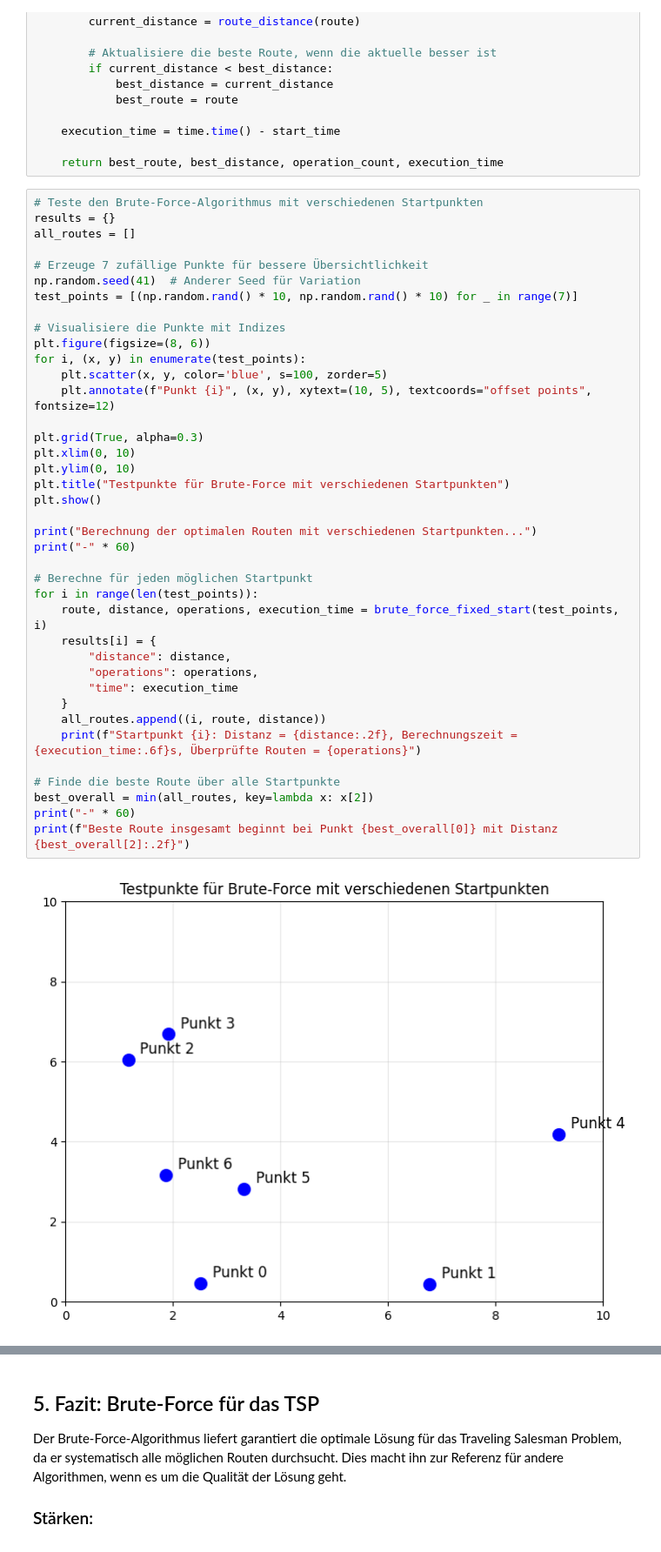
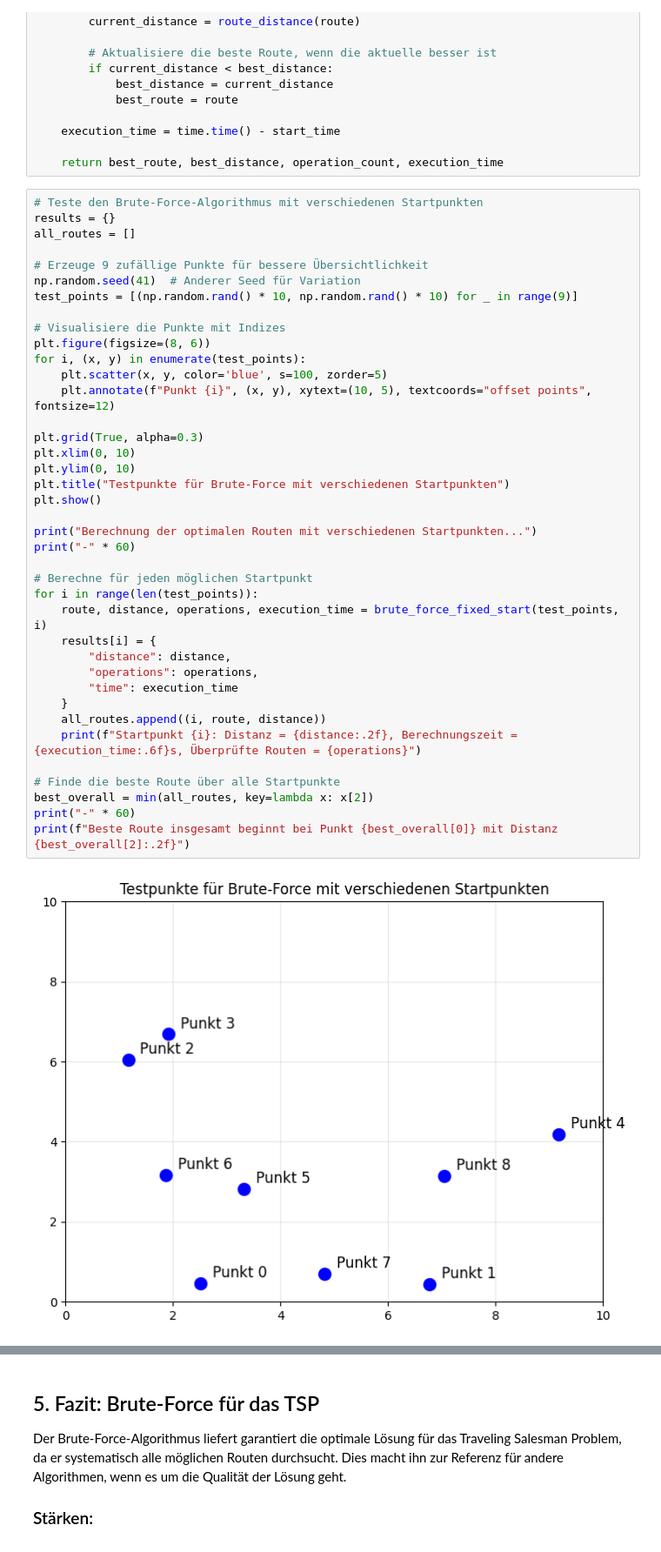
Before and after one commit to Nr44suessauer/SalesMan, a Jupyter notebook: BruteForce_TSP.ipynb, the cells around one changed output, grey strips where cells are left out. Shown at 87% size. Drawn from its saved outputs; the diff is of its cells as text.

```diff
--- a/BruteForce_TSP.ipynb
+++ b/BruteForce_TSP.ipynb
@@ -246,41 +246,41 @@ def brute_force_fixed_start(points, start_index=0):
 results = {}
 all_routes = []
 
-# Erzeuge 7 zufällige Punkte für bessere Übersichtlichkeit
+# Erzeuge 9 zufällige Punkte für bessere Übersichtlichkeit
 np.random.seed(41)  # Anderer Seed für Variation
-test_points = [(np.random.rand() * 10, np.random.rand() * 10) for _ in range(7)]
+test_points = [(np.random.rand() * 10, np.random.rand() * 10) for _ in range(9)]
 
 # Visualisiere die Punkte mit Indizes
 plt.figure(figsize=(8, 6))
 for i, (x, y) in enumerate(test_points):
     plt.scatter(x, y, color='blue', s=100, zorder=5)
     plt.annotate(f"Punkt {i}", (x, y), xytext=(10, 5), textcoords="offset points", fontsize=12)
 
 plt.grid(True, alpha=0.3)
 plt.xlim(0, 10)
 plt.ylim(0, 10)
 plt.title("Testpunkte für Brute-Force mit verschiedenen Startpunkten")
 plt.show()
 
 print("Berechnung der optimalen Routen mit verschiedenen Startpunkten...")
 print("-" * 60)
 
 # Berechne für jeden möglichen Startpunkt
 for i in range(len(test_points)):
     route, distance, operations, execution_time = brute_force_fixed_start(test_points, i)
     results[i] = {
         "distance": distance,
         "operations": operations,
         "time": execution_time
     }
     all_routes.append((i, route, distance))
     print(f"Startpunkt {i}: Distanz = {distance:.2f}, Berechnungszeit = {execution_time:.6f}s, Überprüfte Routen = {operations}")
 
 # Finde die beste Route über alle Startpunkte
 best_overall = min(all_routes, key=lambda x: x[2])
 print("-" * 60)
 print(f"Beste Route insgesamt beginnt bei Punkt {best_overall[0]} mit Distanz {best_overall[2]:.2f}")
 # %% [output]
-[figure, old version]
+[figure, new version]
 Berechnung der optimalen Routen mit verschiedenen Startpunkten...
 ------------------------------------------------------------
```
Also changed, not shown: parts of 3 cells of this notebook.
